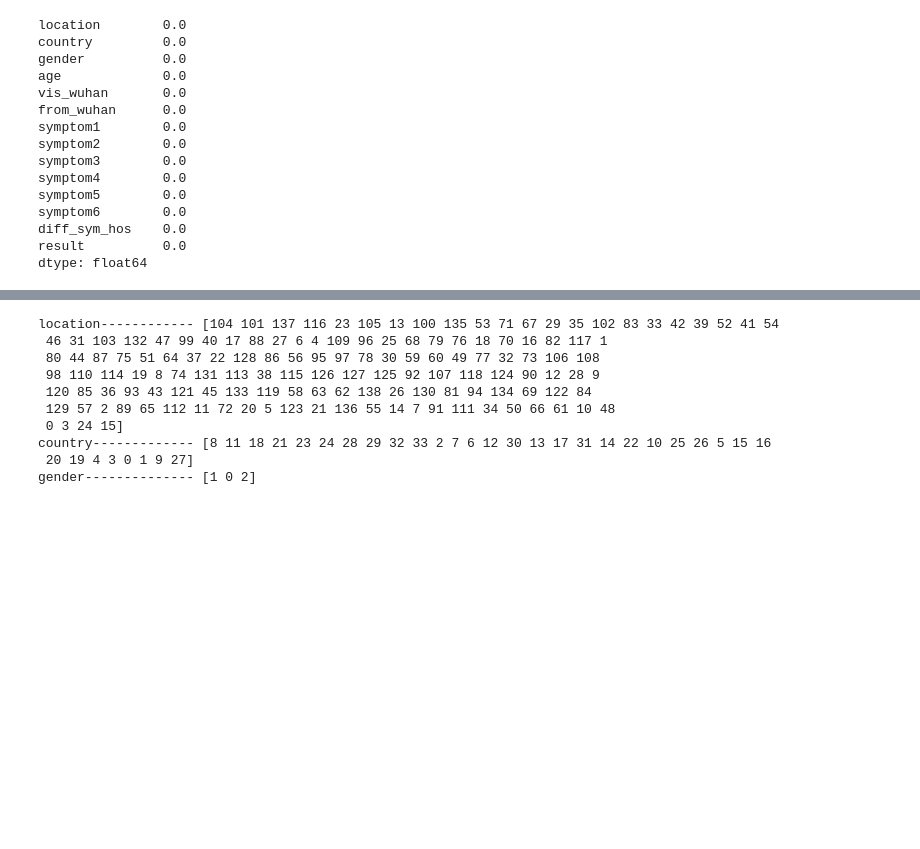
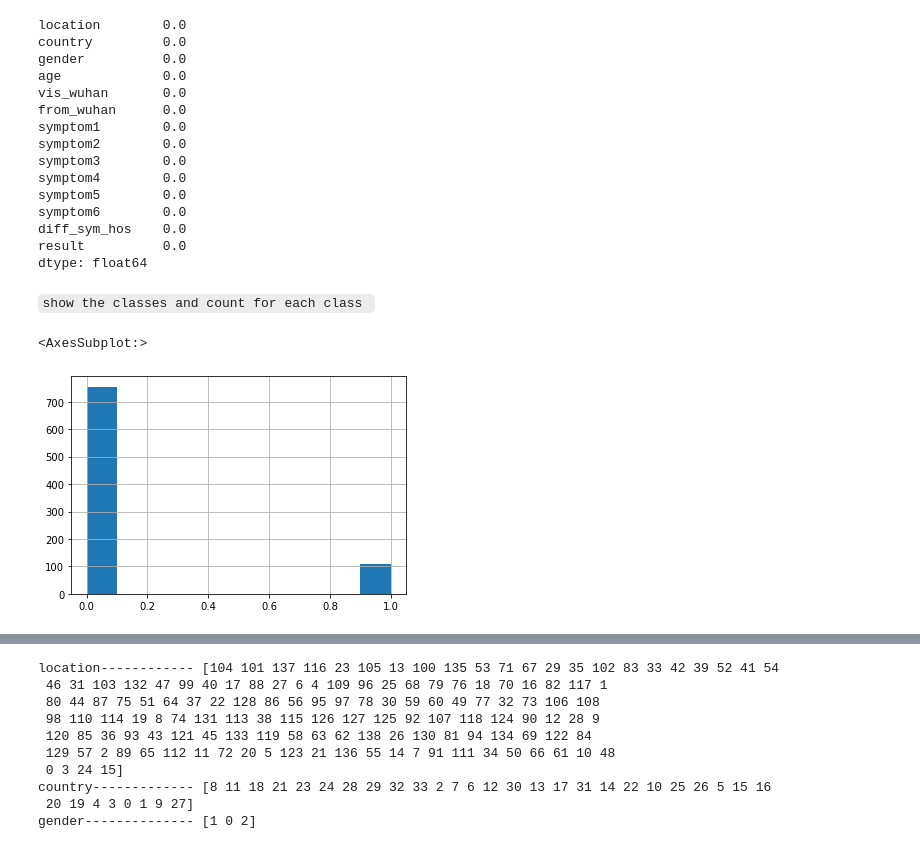
Before and after one commit to FatenElhariry/DEBILearningJourney, a Jupyter notebook: Queen's/ML/Project/Untitled1.ipynb, the cells around one changed output, grey strips where cells are left out. Drawn from its saved outputs; the diff is of its cells as text; code cells hidden in the pictures; blank space fills up the shorter version.

```diff
--- a/Queen's/ML/Project/Untitled1.ipynb
+++ b/Queen's/ML/Project/Untitled1.ipynb
@@ -70,4 +75,12 @@ symptom6        0.0
 diff_sym_hos    0.0
 result          0.0
 dtype: float64
+# %% [markdown]
+`show the classes and count for each class `
+# %%
+# imbalanced
+df["result"].hist()
+# %% [output]
+<AxesSubplot:>
+[figure, added]
 # %%
```
Also changed, not shown: parts of 45 cells of this notebook, 1 other file.
